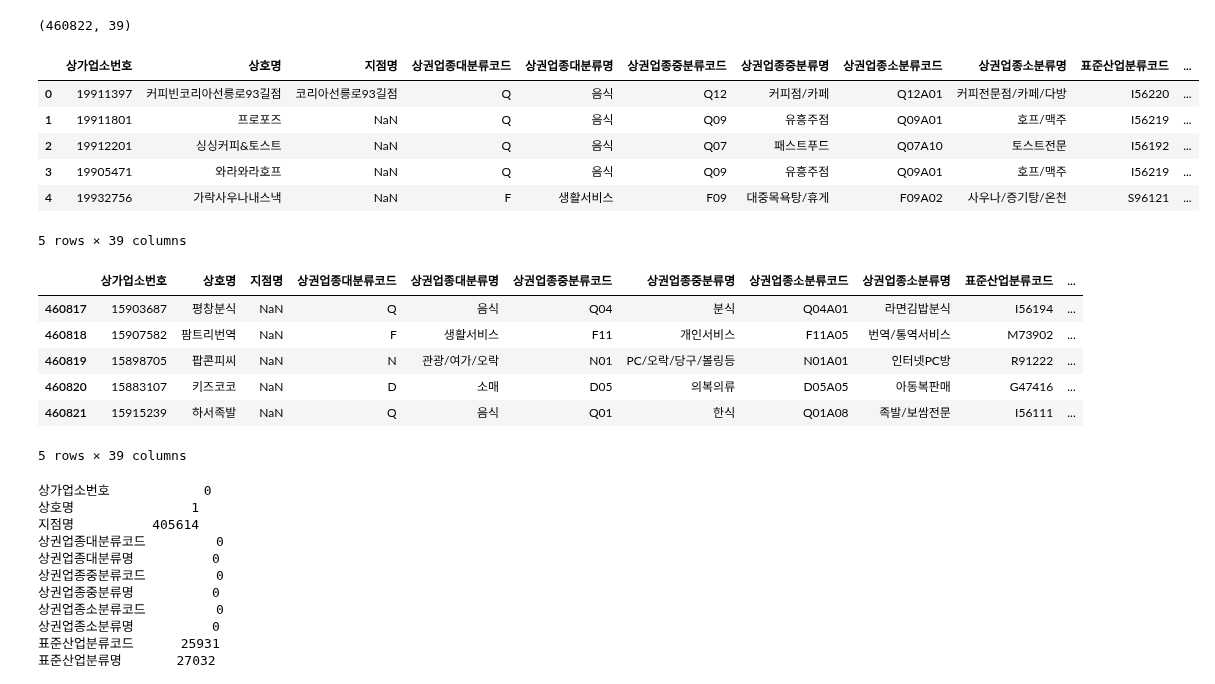
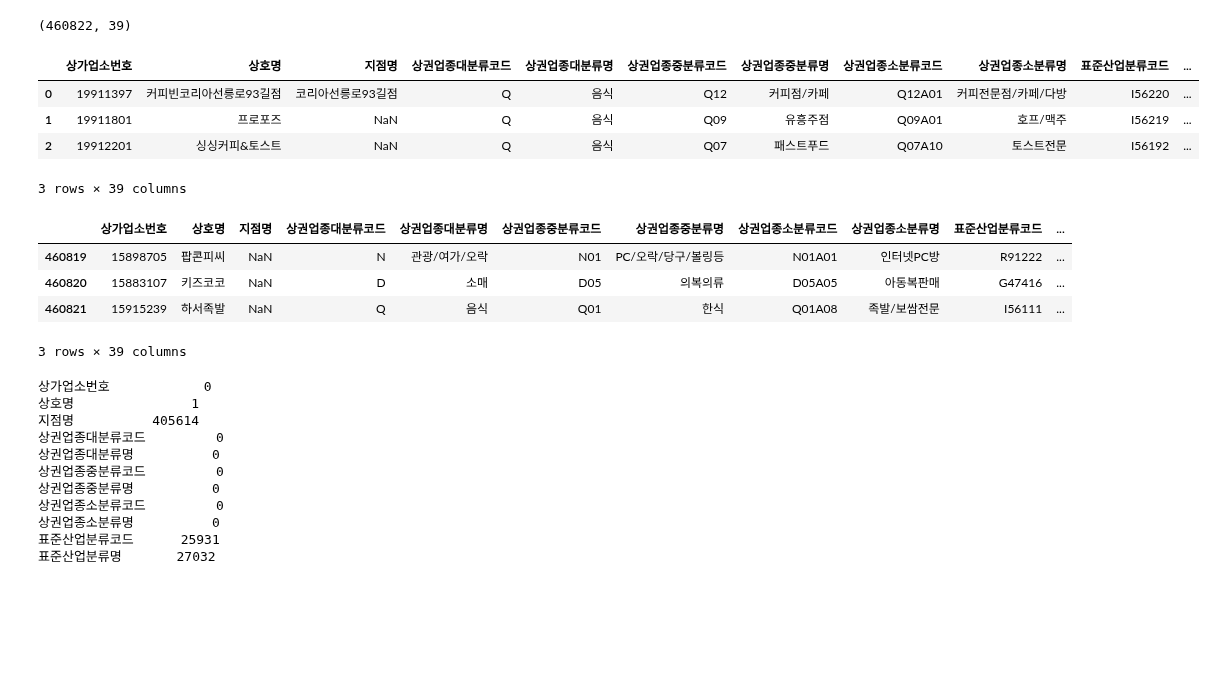
Before and after one commit to corazzon/OpenDataWrangling, a Jupyter notebook: commercial_store.ipynb, the cells around one changed output. Saved outputs shown, nothing was run; the diff lists cells and outputs as text; code cells hidden in the pictures; blank space fills up the shorter version.

```diff
--- a/commercial_store.ipynb
+++ b/commercial_store.ipynb
@@ -117,25 +120,21 @@ shop_201709_01.shape
 # %% [output]
 (460822, 39)
 # %%
-shop_201709_01.head()
+shop_201709_01.head(3)
 # %% [output]
 |  | 상가업소번호 | 상호명 | 지점명 | 상권업종대분류코드 | 상권업종대분류명 | 상권업종중분류코드 | 상권업종중분류명 | 상권업종소분류코드 | 상권업종소분류명 | 표준산업분류코드 | ... |
 | 0 | 19911397 | 커피빈코리아선릉로93길점 | 코리아선릉로93길점 | Q | 음식 | Q12 | 커피점/카페 | Q12A01 | 커피전문점/카페/다방 | I56220 | ... |
 | 1 | 19911801 | 프로포즈 | NaN | Q | 음식 | Q09 | 유흥주점 | Q09A01 | 호프/맥주 | I56219 | ... |
 | 2 | 19912201 | 싱싱커피&토스트 | NaN | Q | 음식 | Q07 | 패스트푸드 | Q07A10 | 토스트전문 | I56192 | ... |
-| 3 | 19905471 | 와라와라호프 | NaN | Q | 음식 | Q09 | 유흥주점 | Q09A01 | 호프/맥주 | I56219 | ... |
-| 4 | 19932756 | 가락사우나내스낵 | NaN | F | 생활서비스 | F09 | 대중목욕탕/휴게 | F09A02 | 사우나/증기탕/온천 | S96121 | ... |
-5 rows × 39 columns
+3 rows × 39 columns
 # %%
-shop_201709_01.tail()
+shop_201709_01.tail(3)
 # %% [output]
 |  | 상가업소번호 | 상호명 | 지점명 | 상권업종대분류코드 | 상권업종대분류명 | 상권업종중분류코드 | 상권업종중분류명 | 상권업종소분류코드 | 상권업종소분류명 | 표준산업분류코드 | ... |
-| 460817 | 15903687 | 평창분식 | NaN | Q | 음식 | Q04 | 분식 | Q04A01 | 라면김밥분식 | I56194 | ... |
-| 460818 | 15907582 | 팜트리번역 | NaN | F | 생활서비스 | F11 | 개인서비스 | F11A05 | 번역/통역서비스 | M73902 | ... |
 | 460819 | 15898705 | 팝콘피씨 | NaN | N | 관광/여가/오락 | N01 | PC/오락/당구/볼링등 | N01A01 | 인터넷PC방 | R91222 | ... |
 | 460820 | 15883107 | 키즈코코 | NaN | D | 소매 | D05 | 의복의류 | D05A05 | 아동복판매 | G47416 | ... |
 | 460821 | 15915239 | 하서족발 | NaN | Q | 음식 | Q01 | 한식 | Q01A08 | 족발/보쌈전문 | I56111 | ... |
-5 rows × 39 columns
+3 rows × 39 columns
 # %%
 # 생각보다 결측치가 많다.
 shop_201709_01.isnull().sum()
```
Also changed, not shown: parts of 9 cells of this notebook.
